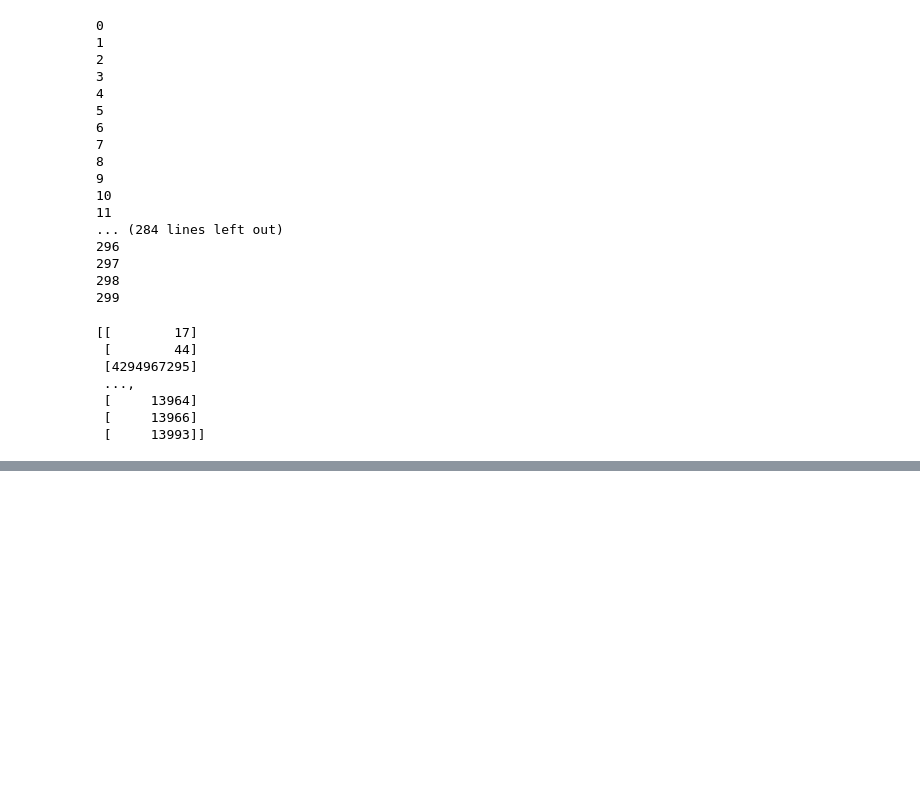
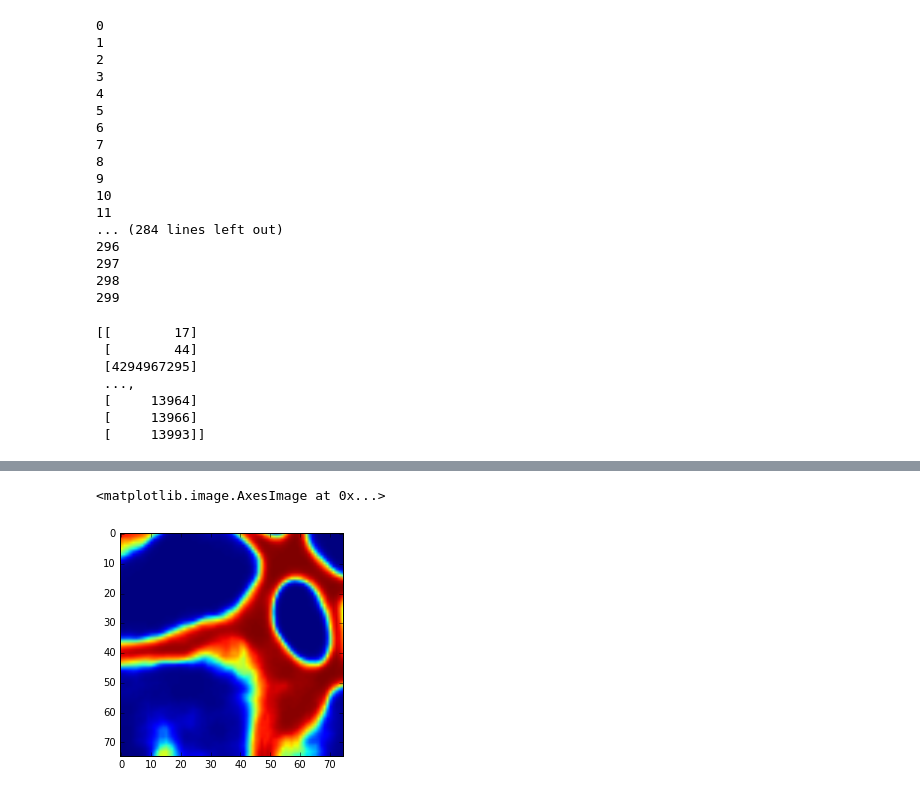
Before and after one commit to VCG/gp, a Jupyter notebook: ipy_test/HDF5.ipynb, the cells around one changed output, grey strips where cells are left out. Cells and saved outputs as stored; diff of their text form; code cells hidden in the pictures; blank space fills up the shorter version.

```diff
--- a/ipy_test/HDF5.ipynb
+++ b/ipy_test/HDF5.ipynb
@@ -76,0 +90,5 @@ with h5py.File('/home/d/data/raveler_dojo/stack.h5', 'r') as hf:
+# %%
+imshow(test['rgba'][43][1])
+# %% [output]
+<matplotlib.image.AxesImage at 0x...>
+[figure, added]
```
Also changed, not shown: parts of 7 cells of this notebook, 2 other files.
